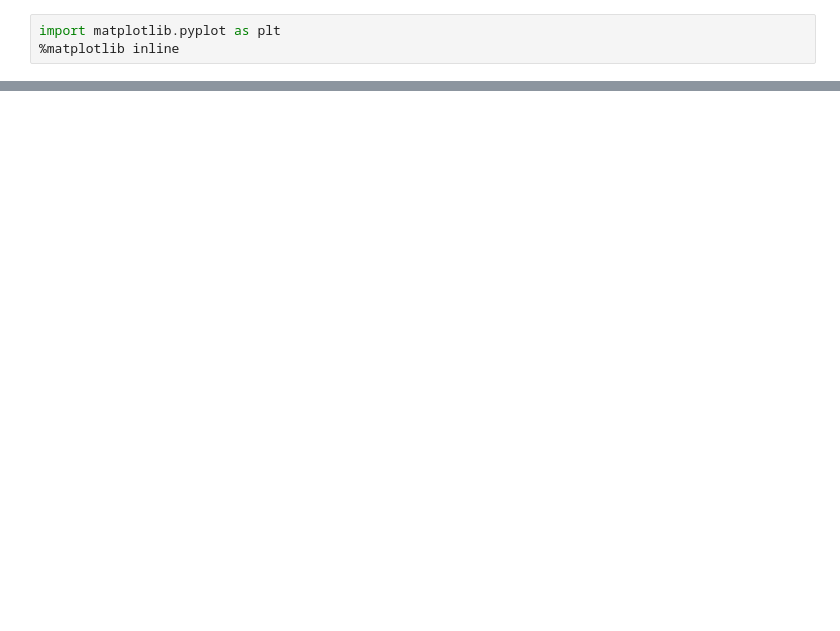
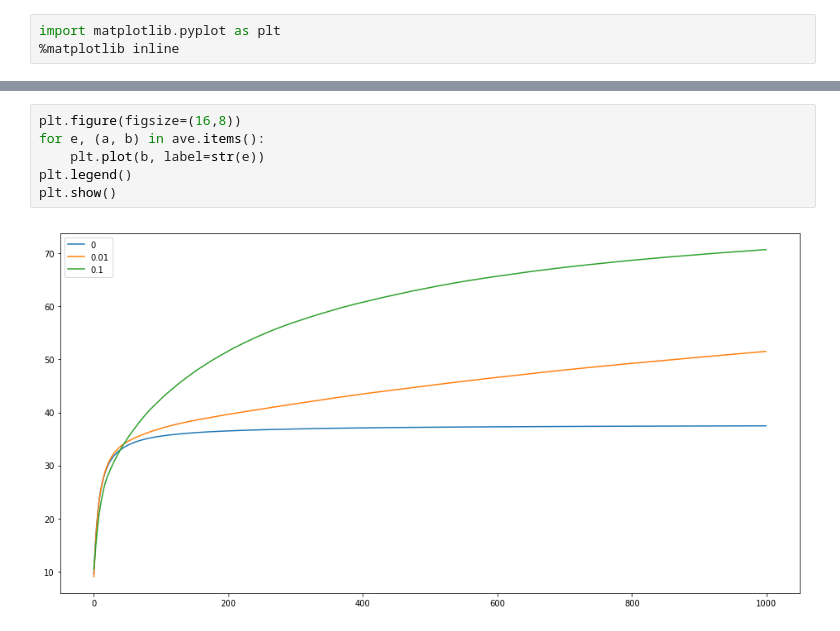
Before and after one commit to tqlong/openai, a Jupyter notebook: GreedyActionOnlySolver.ipynb, the cells around one changed output, grey strips where cells are left out. Drawn from its saved outputs; the diff is of its cells as text; blank space fills up the shorter version.

```diff
--- a/GreedyActionOnlySolver.ipynb
+++ b/GreedyActionOnlySolver.ipynb
@@ -61,0 +67,8 @@ plt.show()
+# %%
+plt.figure(figsize=(16,8))
+for e, (a, b) in ave.items():
+    plt.plot(b, label=str(e))
+plt.legend()
+plt.show()
+# %% [output]
+[figure, added]
```
Also changed, not shown: parts of 2 cells of this notebook.
